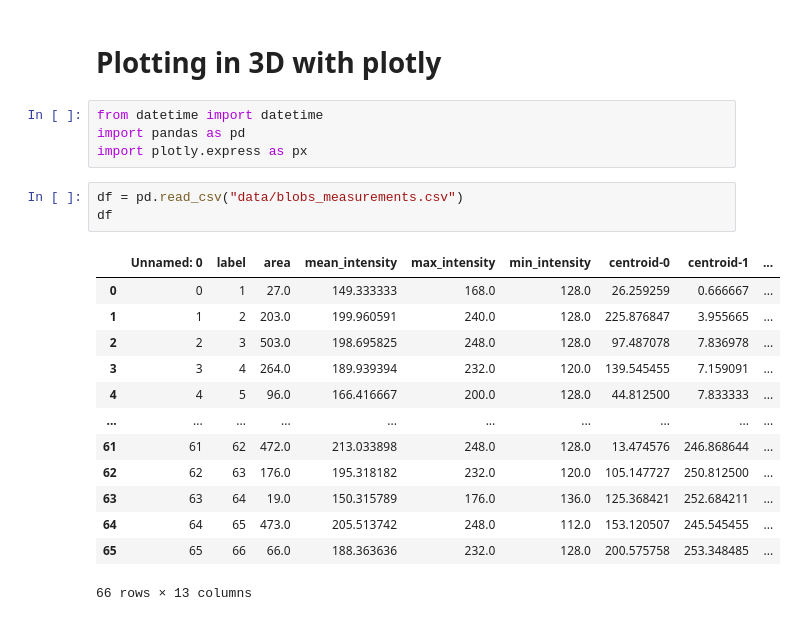
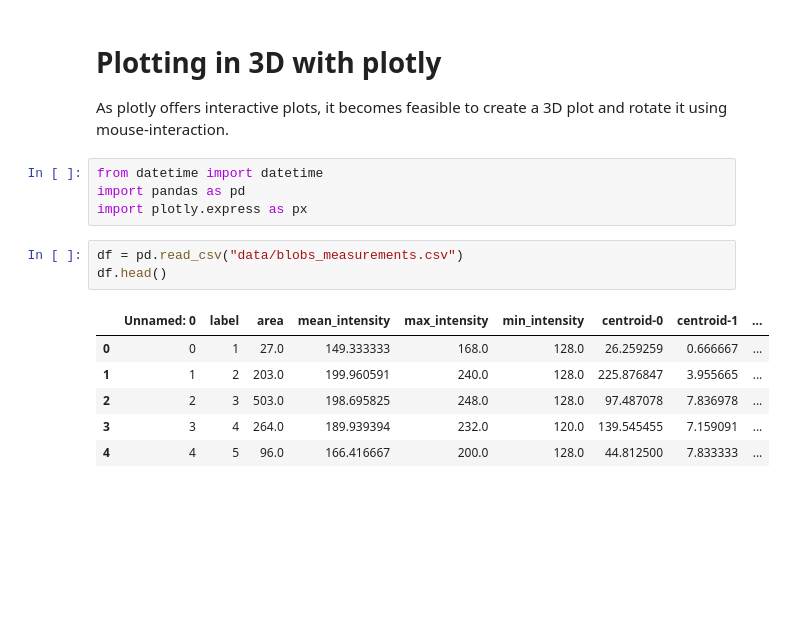
Before and after one commit to Sukanto54cl/ai-school-iom-2025, a Jupyter notebook: docs/day3.2_data_visualization/12_plotly_3d.ipynb, the cells around one changed output. Saved outputs shown, nothing was run; the diff lists cells and outputs as text; blank space fills up the shorter version.

```diff
--- a/docs/day3.2_data_visualization/12_plotly_3d.ipynb
+++ b/docs/day3.2_data_visualization/12_plotly_3d.ipynb
@@ -1,23 +1,17 @@
-# %% [markdown]
-# Plotting in 3D with plotly
+# %% [markdown]
+# Plotting in 3D with plotly
+As plotly offers interactive plots, it becomes feasible to create a 3D plot and rotate it using mouse-interaction.
 # %%
 from datetime import datetime
 import pandas as pd
 import plotly.express as px
 # %%
 df = pd.read_csv("data/blobs_measurements.csv")
-df
+df.head()
 # %% [output]
 |  | Unnamed: 0 | label | area | mean_intensity | max_intensity | min_intensity | centroid-0 | centroid-1 | ... |
 | 0 | 0 | 1 | 27.0 | 149.333333 | 168.0 | 128.0 | 26.259259 | 0.666667 | ... |
 | 1 | 1 | 2 | 203.0 | 199.960591 | 240.0 | 128.0 | 225.876847 | 3.955665 | ... |
 | 2 | 2 | 3 | 503.0 | 198.695825 | 248.0 | 128.0 | 97.487078 | 7.836978 | ... |
 | 3 | 3 | 4 | 264.0 | 189.939394 | 232.0 | 120.0 | 139.545455 | 7.159091 | ... |
 | 4 | 4 | 5 | 96.0 | 166.416667 | 200.0 | 128.0 | 44.812500 | 7.833333 | ... |
-| ... | ... | ... | ... | ... | ... | ... | ... | ... | ... |
-| 61 | 61 | 62 | 472.0 | 213.033898 | 248.0 | 128.0 | 13.474576 | 246.868644 | ... |
-| 62 | 62 | 63 | 176.0 | 195.318182 | 232.0 | 120.0 | 105.147727 | 250.812500 | ... |
-| 63 | 63 | 64 | 19.0 | 150.315789 | 176.0 | 136.0 | 125.368421 | 252.684211 | ... |
-| 64 | 64 | 65 | 473.0 | 205.513742 | 248.0 | 112.0 | 153.120507 | 245.545455 | ... |
-| 65 | 65 | 66 | 66.0 | 188.363636 | 232.0 | 128.0 | 200.575758 | 253.348485 | ... |
-66 rows × 13 columns
```
Also changed, not shown: parts of 3 cells of this notebook, 5 other files.
